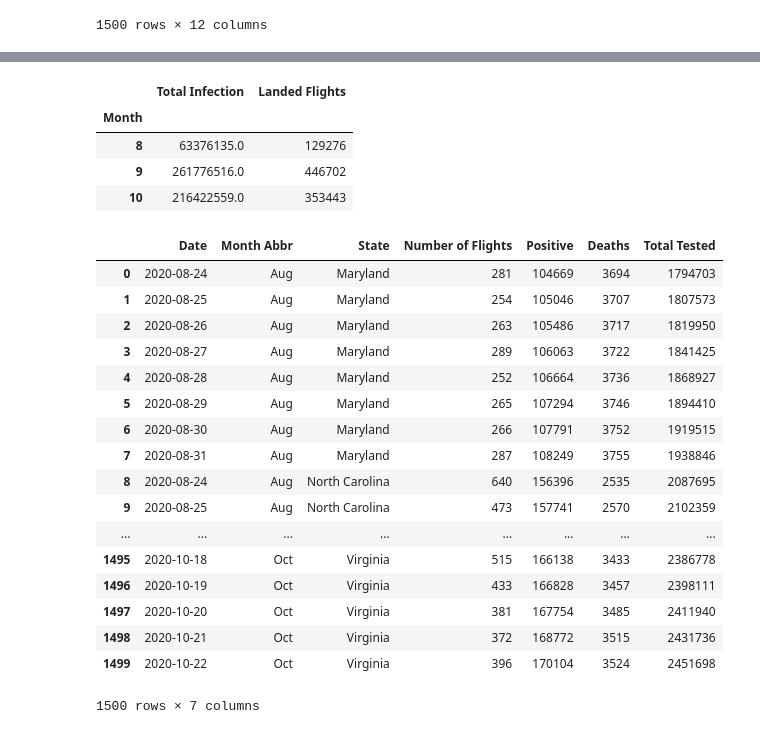
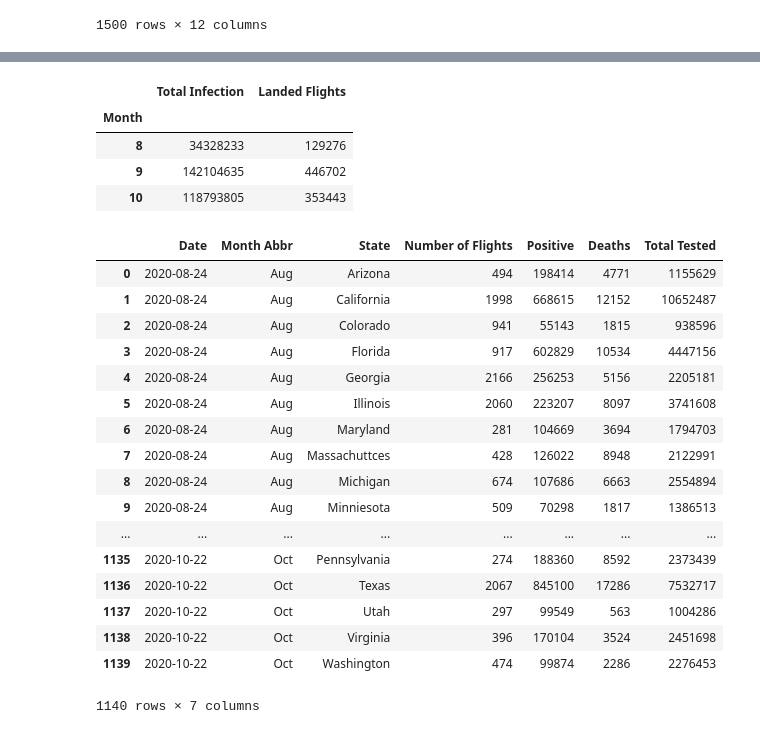
Before and after one commit to MersedehSP/Covid_Analyzer, a Jupyter notebook: Project1.ipynb, the cells around one changed output, grey strips where cells are left out. Cells and saved outputs as stored; diff of their text form; code cells hidden in the pictures.

Commit message:
Aggregated the Total Flights column and grouped by Date, Month & State column to get total flights per day while keeping the total positives, deaths and tested

```diff
--- a/Project1.ipynb
+++ b/Project1.ipynb
@@ -369,0 +369,5 @@ project_df
+# %%
+aggregation_functions = {'Number of Flights': 'sum', 'Positive': 'first', 'Deaths': 'first', 'Total Tested': 'first'}
+
+new_project_df = project_df.groupby(['Date', 'Month', 'State']).aggregate(aggregation_functions).reset_index()
+new_project_df
@@ -370,58 +393,58 @@ project_df
 # %%
 #calculating total according to the month
-total_infection = project_df.groupby(["Month"]).sum()["Positive"]
-landing_flights = project_df.groupby(["Month"]).sum()["Number of Flights"]
+total_infection = new_project_df.groupby(["Month"]).sum()["Positive"]
+landing_flights = new_project_df.groupby(["Month"]).sum()["Number of Flights"]
 month_data_df = pd.DataFrame({"Total Infection": total_infection, "Landed Flights": landing_flights})
 month_data_df
 # %% [output]
 |  | Total Infection | Landed Flights |
 | Month |  |  |
-| 8 | 63376135.0 | 129276 |
-| 9 | 261776516.0 | 446702 |
-| 10 | 216422559.0 | 353443 |
+| 8 | 34328233 | 129276 |
+| 9 | 142104635 | 446702 |
+| 10 | 118793805 | 353443 |
 # %%
 month_dict = {1: 'Jan',
               2: 'Feb',
               3: 'Mar',
               4: 'Apr',
               5: 'May',
               6: 'Jun',
               7: 'Jul',
               8: 'Aug',
               9: 'Sep',
               10: 'Oct',
               11: 'Nov',
               12: 'Dec'}
 
 month_ser = pd.Series(month_dict)
 
 month_df = pd.DataFrame(month_ser)
 
 month_df.reset_index(inplace=True)
 
 month_df.columns = ['Month', 'Month Abbr']
-full_data_df = pd.merge(project_df, month_df, on='Month')
+full_data_df = pd.merge(new_project_df, month_df, on='Month')
 full_data_df.drop(['Month'], axis=1)
 final_df = full_data_df[['Date', 'Month Abbr', 'State', 'Number of Flights', 'Positive', 'Deaths', 'Total Tested']]
 final_df
 # %% [output]
 |  | Date | Month Abbr | State | Number of Flights | Positive | Deaths | Total Tested |
-| 0 | 2020-08-24 | Aug | Maryland | 281 | 104669 | 3694 | 1794703 |
-| 1 | 2020-08-25 | Aug | Maryland | 254 | 105046 | 3707 | 1807573 |
-| 2 | 2020-08-26 | Aug | Maryland | 263 | 105486 | 3717 | 1819950 |
-| 3 | 2020-08-27 | Aug | Maryland | 289 | 106063 | 3722 | 1841425 |
-| 4 | 2020-08-28 | Aug | Maryland | 252 | 106664 | 3736 | 1868927 |
-| 5 | 2020-08-29 | Aug | Maryland | 265 | 107294 | 3746 | 1894410 |
-| 6 | 2020-08-30 | Aug | Maryland | 266 | 107791 | 3752 | 1919515 |
-| 7 | 2020-08-31 | Aug | Maryland | 287 | 108249 | 3755 | 1938846 |
-| 8 | 2020-08-24 | Aug | North Carolina | 640 | 156396 | 2535 | 2087695 |
-| 9 | 2020-08-25 | Aug | North Carolina | 473 | 157741 | 2570 | 2102359 |
+| 0 | 2020-08-24 | Aug | Arizona | 494 | 198414 | 4771 | 1155629 |
+| 1 | 2020-08-24 | Aug | California | 1998 | 668615 | 12152 | 10652487 |
+| 2 | 2020-08-24 | Aug | Colorado | 941 | 55143 | 1815 | 938596 |
+| 3 | 2020-08-24 | Aug | Florida | 917 | 602829 | 10534 | 4447156 |
+| 4 | 2020-08-24 | Aug | Georgia | 2166 | 256253 | 5156 | 2205181 |
+| 5 | 2020-08-24 | Aug | Illinois | 2060 | 223207 | 8097 | 3741608 |
+| 6 | 2020-08-24 | Aug | Maryland | 281 | 104669 | 3694 | 1794703 |
+| 7 | 2020-08-24 | Aug | Massachuttces | 428 | 126022 | 8948 | 2122991 |
+| 8 | 2020-08-24 | Aug | Michigan | 674 | 107686 | 6663 | 2554894 |
+| 9 | 2020-08-24 | Aug | Minniesota | 509 | 70298 | 1817 | 1386513 |
 | ... | ... | ... | ... | ... | ... | ... | ... |
-| 1495 | 2020-10-18 | Oct | Virginia | 515 | 166138 | 3433 | 2386778 |
-| 1496 | 2020-10-19 | Oct | Virginia | 433 | 166828 | 3457 | 2398111 |
-| 1497 | 2020-10-20 | Oct | Virginia | 381 | 167754 | 3485 | 2411940 |
-| 1498 | 2020-10-21 | Oct | Virginia | 372 | 168772 | 3515 | 2431736 |
-| 1499 | 2020-10-22 | Oct | Virginia | 396 | 170104 | 3524 | 2451698 |
+| 1135 | 2020-10-22 | Oct | Pennsylvania | 274 | 188360 | 8592 | 2373439 |
+| 1136 | 2020-10-22 | Oct | Texas | 2067 | 845100 | 17286 | 7532717 |
+| 1137 | 2020-10-22 | Oct | Utah | 297 | 99549 | 563 | 1004286 |
+| 1138 | 2020-10-22 | Oct | Virginia | 396 | 170104 | 3524 | 2451698 |
+| 1139 | 2020-10-22 | Oct | Washington | 474 | 99874 | 2286 | 2276453 |
-1500 rows × 7 columns
+1140 rows × 7 columns
 # %%
 final_df.to_csv('Resources\FullDataSet.csv', index=False)
```
Also changed, not shown: parts of 2 cells of this notebook.
